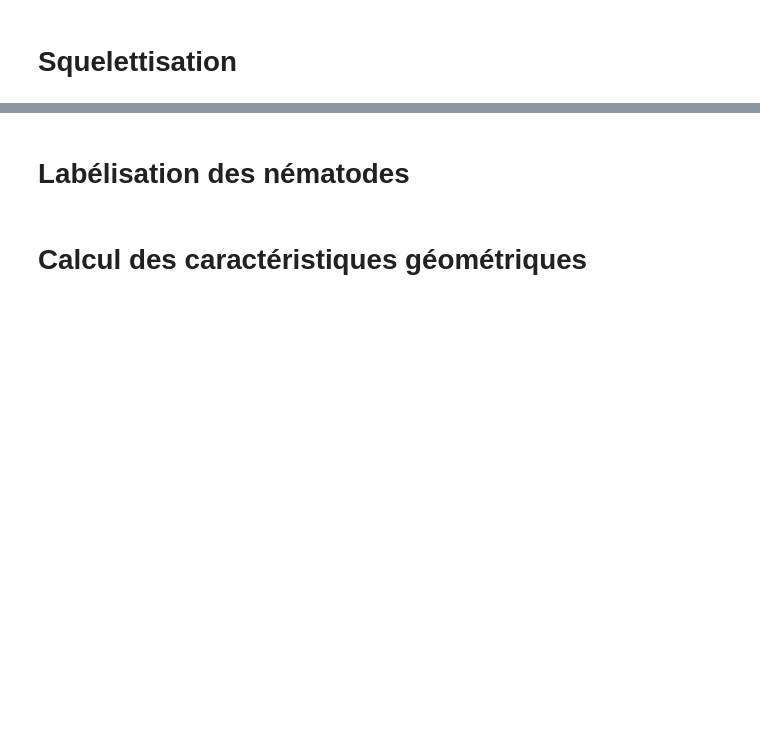
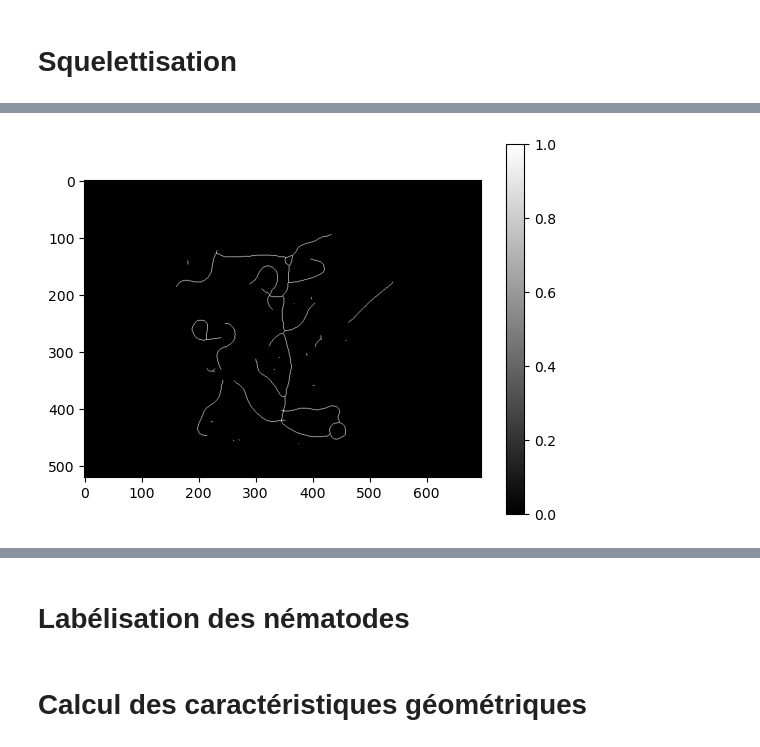
Before and after one commit to Lilian-GA/Nematode_status_assay, a Jupyter notebook: Nematods.ipynb, the cells around one changed output, grey strips where cells are left out. Saved outputs shown, nothing was run; the diff lists cells and outputs as text; code cells hidden in the pictures; blank space fills up the shorter version.

```diff
--- a/Nematods.ipynb
+++ b/Nematods.ipynb
@@ -198,7 +215,7 @@ plt.show()
 # %%
 l_skeleton = []
 
-for img in l_img_local_thresholded_nematods:
+for img in l_img_morph_fill:
     l_skeleton.append(skeletonize(img))
 # %%
 plt.imshow(l_skeleton[0], cmap="gray")
@@ -208,0 +226,6 @@ plt.show()
+# %%
+plt.imshow(l_skeleton[12], cmap="gray")
+plt.colorbar()
+plt.show()
+# %% [output]
+[figure, added]
```
Also changed, not shown: parts of 9 cells of this notebook.
